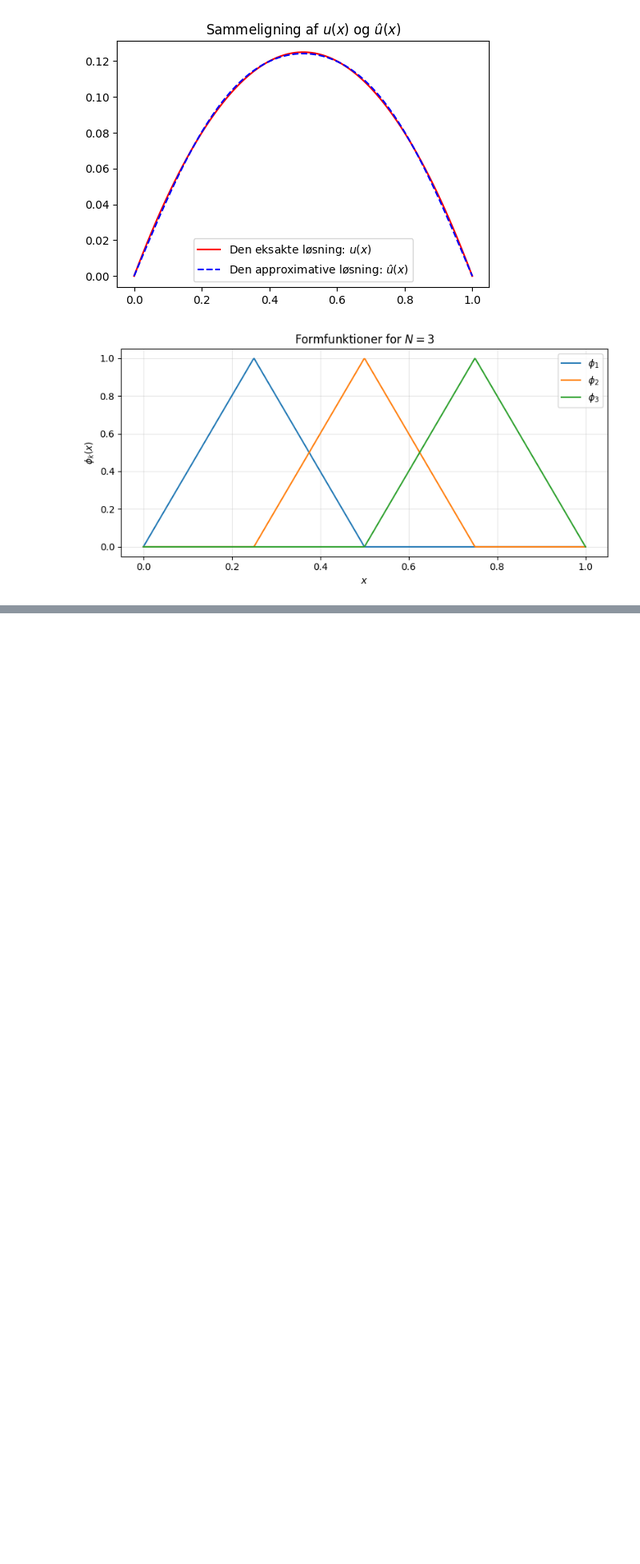
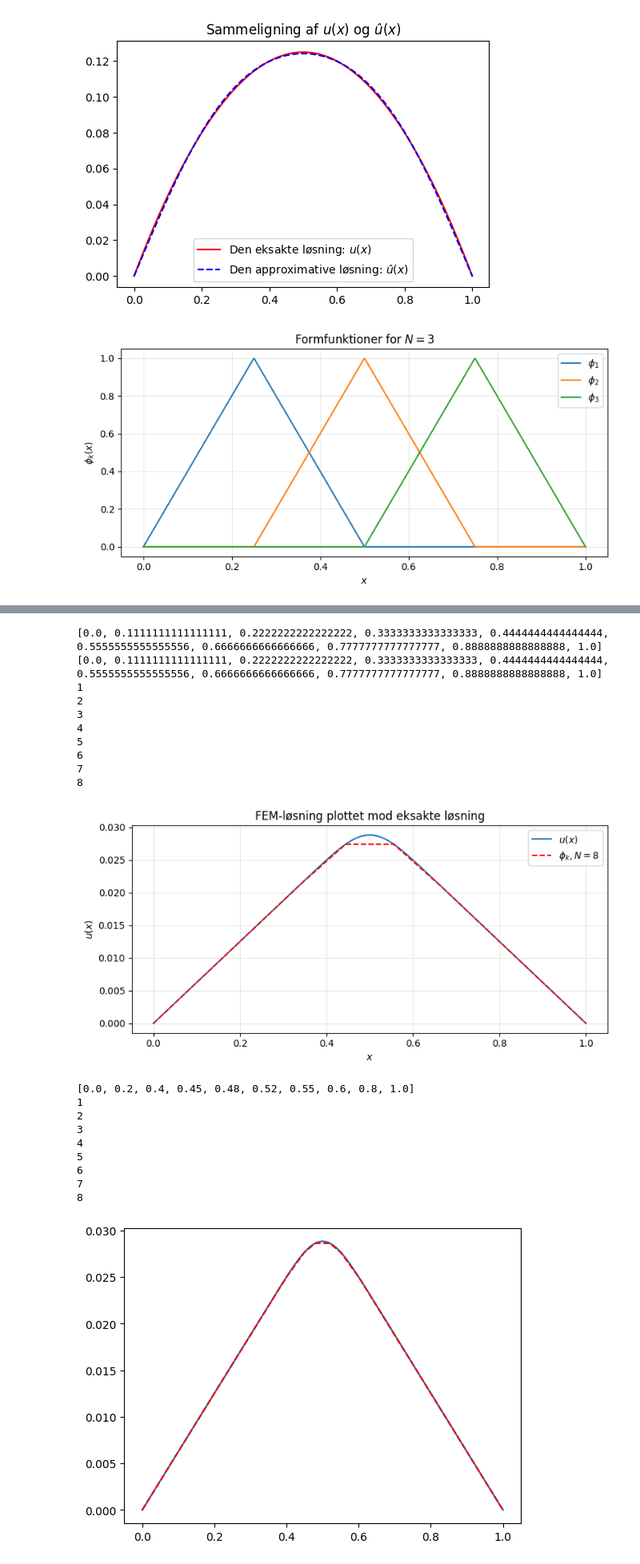
Before and after one commit to vivicodesacademically/Mat1b-projekt, a Jupyter notebook: Mixed_Code_Tasks.ipynb, the cells around one changed output, grey strips where cells are left out. Shown at 80% size. Drawn from its saved outputs; the diff is of its cells as text; code cells hidden in the pictures; blank space fills up the shorter version.

Commit message:
Fixed FEM_y(x) to handle ununiform nodes.

```diff
--- a/Mixed_Code_Tasks.ipynb
+++ b/Mixed_Code_Tasks.ipynb
@@ -211 +228,74 @@ plt.show()
 [figure]
+# %%
+# Opgave 28
+
+from scipy.special import erf
+from FEM_functions import *
+
+def u_exact_gaussian(x, sigma=0.05):
+    x = np.asarray(x)
+    z = (x - 0.5) / (np.sqrt(2) * sigma)
+    c = 1 / (2 * np.sqrt(2) * sigma)
+
+    return (
+        sigma**2 * (
+            np.exp(-1 / (8 * sigma**2))
+            - np.exp(-((x - 0.5)**2) / (2 * sigma**2))
+        )
+        + sigma * np.sqrt(np.pi / 2) * (
+            0.5 * erf(c) - (x - 0.5) * erf(z)
+        )
+    )
+
+N = 8
+nodes = [ a*(1/(N+1)) for a in range(N+2) ] # Uniformt net
+print(nodes)
+a_func = lambda x: 1
+p_func = lambda x: np.e**(-1*(x-0.5)**2/(2*0.05**2))
+
+K = assemble_K_general(nodes, a_func)  # saml stivhedsmatrixen
+p_vec = assemble_p_general(nodes, p_func)  # saml lastvektoren
+u = np.linalg.solve(K, p_vec)
+
+x_plot = np.linspace(0, 1, 1000)
+plt.figure(figsize=(8, 4))
+plt.xlabel('$x$')
+plt.ylabel('$u(x)$')
+plt.title(f'FEM-løsning plottet mod eksakte løsning')
+plt.plot(x_plot, u_exact_gaussian(x_plot), label='$u(x)$')
+plt.plot(x_plot, FEM_y(x_plot, u, nodes),'r--', label=f'$\\phi_k, N={N}$')
+plt.legend()
+plt.grid(True, alpha=0.3)
+plt.tight_layout()
+plt.show()
+
+nodes = [0.0, 0.2, 0.4, 0.45, 0.48, 0.52, 0.55, 0.6, 0.8, 1.0]
+K = assemble_K_general(nodes, a_func)  # saml stivhedsmatrixen
+p_vec = assemble_p_general(nodes, p_func)  # saml lastvektoren
+u = np.linalg.solve(K, p_vec)
+
+plt.plot(x_plot, u_exact_gaussian(x_plot), label='$u(x)$')
+plt.plot(x_plot, FEM_y(x_plot, u, nodes),'r--', label=f'$\\phi_k, N={N}$')
+plt.show()
+# %% [output]
+[0.0, 0.1111111111111111, 0.2222222222222222, 0.3333333333333333, 0.4444444444444444, 0.5555555555555556, 0.6666666666666666, 0.7777777777777777, 0.8888888888888888, 1.0]
+[0.0, 0.1111111111111111, 0.2222222222222222, 0.3333333333333333, 0.4444444444444444, 0.5555555555555556, 0.6666666666666666, 0.7777777777777777, 0.8888888888888888, 1.0]
+1
+2
+3
+4
+5
+6
+7
+8
+[figure, added]
+[0.0, 0.2, 0.4, 0.45, 0.48, 0.52, 0.55, 0.6, 0.8, 1.0]
+1
+2
+3
+4
+5
+6
+7
+8
+[figure, added]
```
Also changed, not shown: parts of 1 cell of this notebook, 1 other file.
